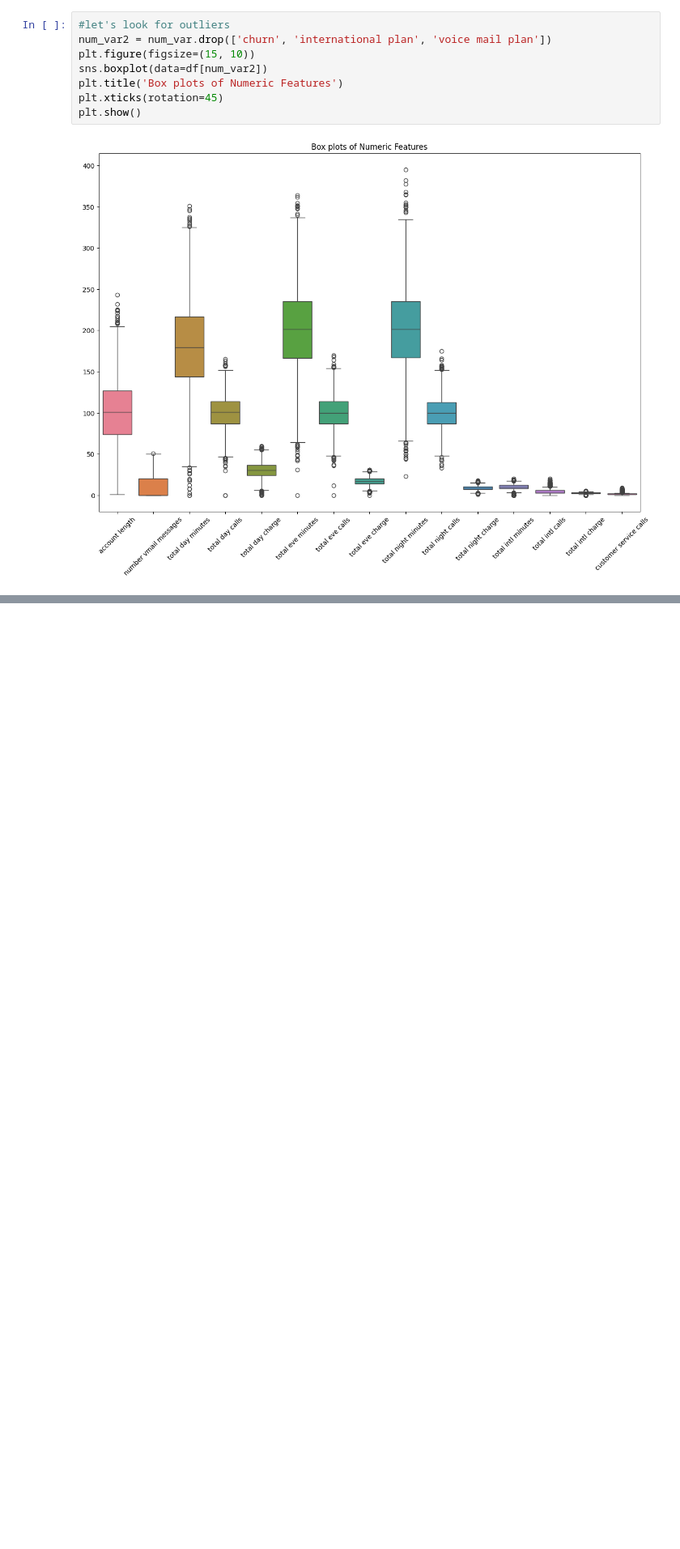
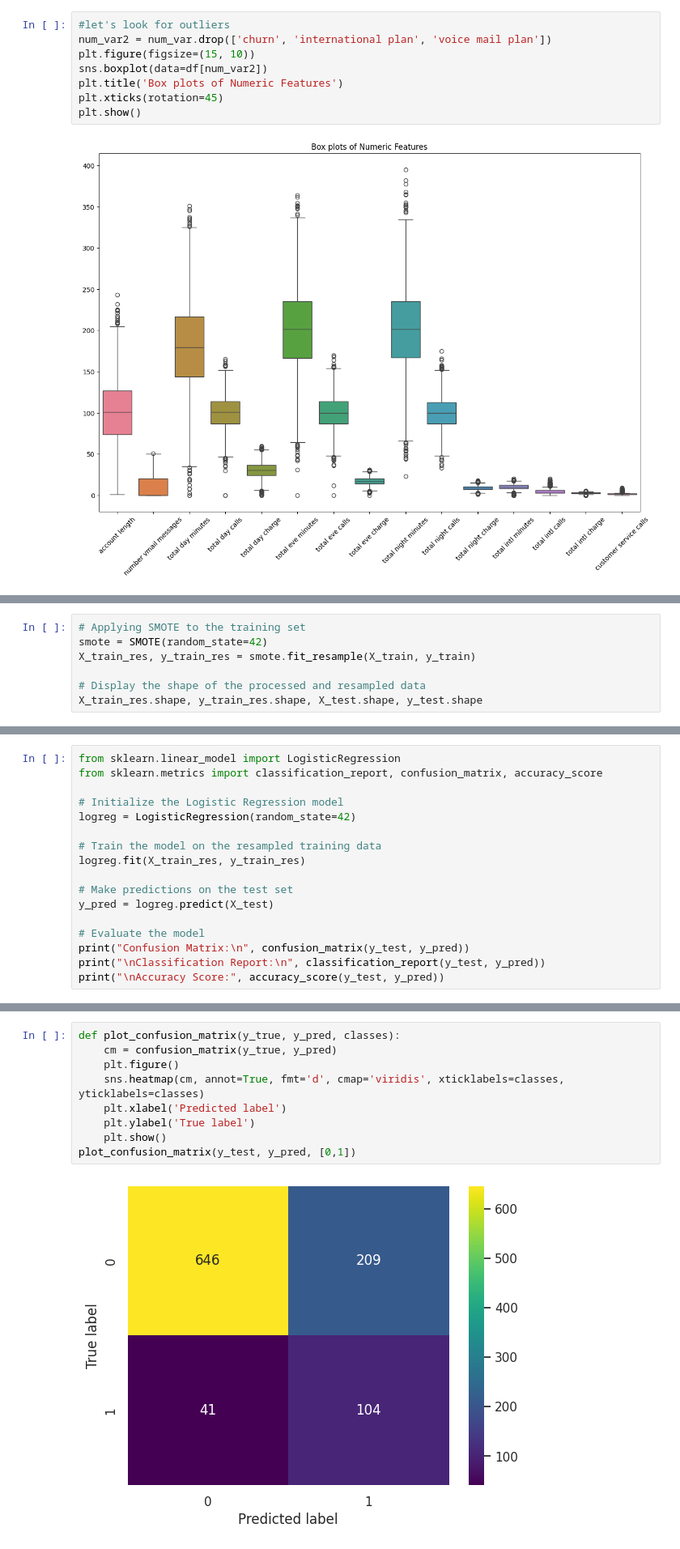
Before and after one commit to Kanyi254/Syria-Tel-Project, a Jupyter notebook: syriatel.ipynb, the cells around one changed output, grey strips where cells are left out. Shown: that part at 81% size. Saved outputs shown, nothing was run; the diff lists cells and outputs as text; blank space fills up the shorter version.

```diff
--- a/syriatel.ipynb
+++ b/syriatel.ipynb
@@ -278,0 +367,7 @@ plt.show()
+# %%
+# Applying SMOTE to the training set
+smote = SMOTE(random_state=42)
+X_train_res, y_train_res = smote.fit_resample(X_train, y_train)
+
+# Display the shape of the processed and resampled data
+X_train_res.shape, y_train_res.shape, X_test.shape, y_test.shape
@@ -278,0 +380,17 @@ plt.show()
+# %%
+from sklearn.linear_model import LogisticRegression
+from sklearn.metrics import classification_report, confusion_matrix, accuracy_score
+
+# Initialize the Logistic Regression model
+logreg = LogisticRegression(random_state=42)
+
+# Train the model on the resampled training data
+logreg.fit(X_train_res, y_train_res)
+
+# Make predictions on the test set
+y_pred = logreg.predict(X_test)
+
+# Evaluate the model
+print("Confusion Matrix:\n", confusion_matrix(y_test, y_pred))
+print("\nClassification Report:\n", classification_report(y_test, y_pred))
+print("\nAccuracy Score:", accuracy_score(y_test, y_pred))
@@ -278,0 +414,11 @@ plt.show()
+# %%
+def plot_confusion_matrix(y_true, y_pred, classes):
+    cm = confusion_matrix(y_true, y_pred)
+    plt.figure()
+    sns.heatmap(cm, annot=True, fmt='d', cmap='viridis', xticklabels=classes, yticklabels=classes)
+    plt.xlabel('Predicted label')
+    plt.ylabel('True label')
+    plt.show()
+plot_confusion_matrix(y_test, y_pred, [0,1])
+# %% [output]
+[figure, added]
```
Also changed, not shown: parts of 15 cells of this notebook.
